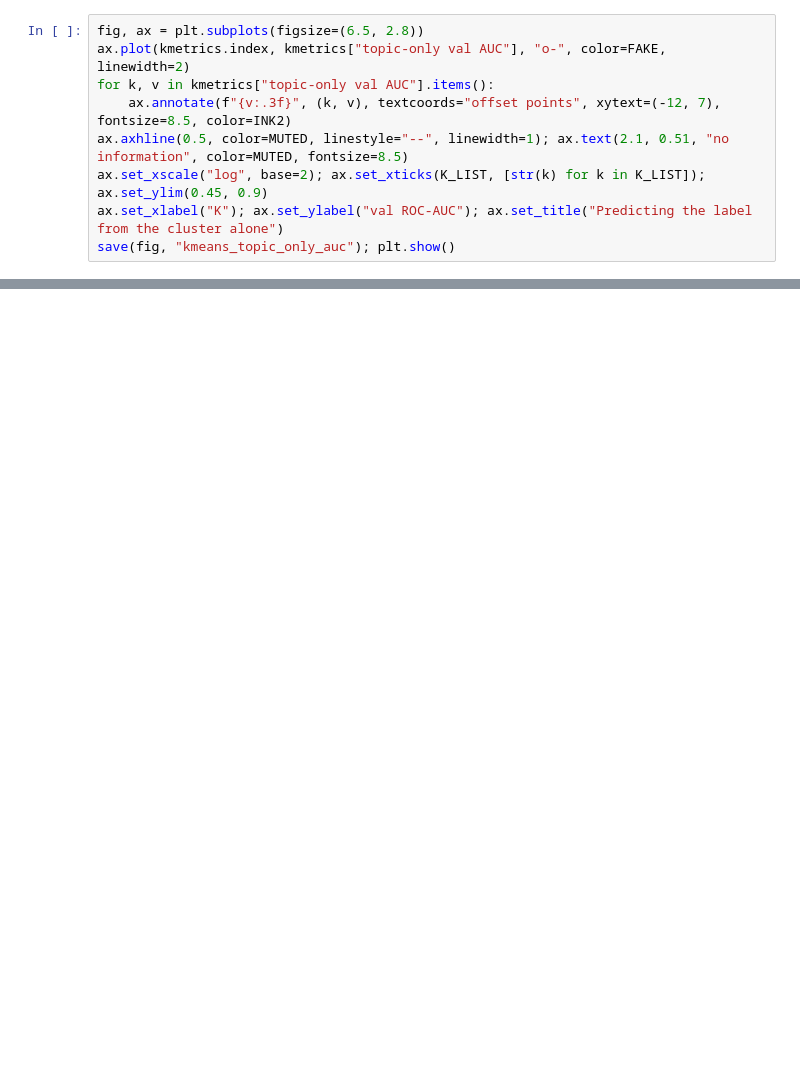
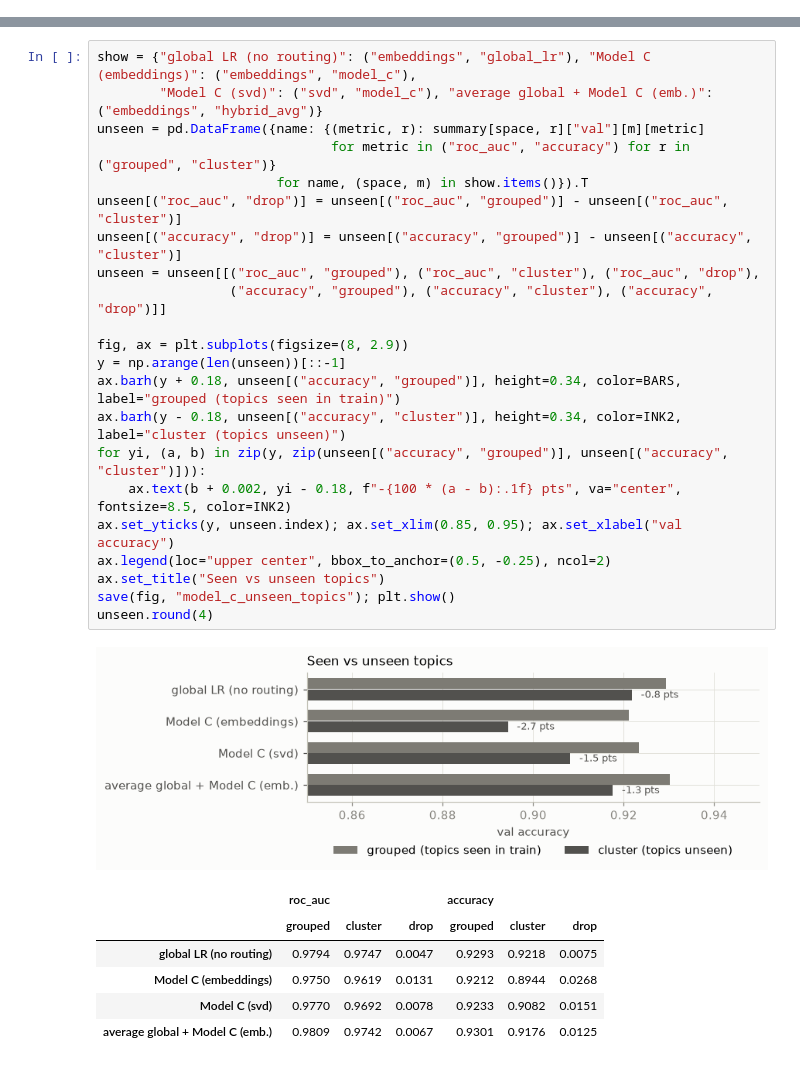
Before and after one commit to FergadakisN/Fake_news_recognition, a Jupyter notebook: notebooks/05-kmeans.ipynb, the cells around one changed output, grey strips where cells are left out. Cells and saved outputs as stored; diff of their text form; blank space fills up the shorter version.

```diff
--- a/notebooks/05-kmeans.ipynb
+++ b/notebooks/05-kmeans.ipynb
@@ -233,9 +0,0 @@ Its val ROC-AUC measures how much of the label is predictable from the topic/sty
-# %%
-fig, ax = plt.subplots(figsize=(6.5, 2.8))
-ax.plot(kmetrics.index, kmetrics["topic-only val AUC"], "o-", color=FAKE, linewidth=2)
-for k, v in kmetrics["topic-only val AUC"].items():
-    ax.annotate(f"{v:.3f}", (k, v), textcoords="offset points", xytext=(-12, 7), fontsize=8.5, color=INK2)
-ax.axhline(0.5, color=MUTED, linestyle="--", linewidth=1); ax.text(2.1, 0.51, "no information", color=MUTED, fontsize=8.5)
-ax.set_xscale("log", base=2); ax.set_xticks(K_LIST, [str(k) for k in K_LIST]); ax.set_ylim(0.45, 0.9)
-ax.set_xlabel("K"); ax.set_ylabel("val ROC-AUC"); ax.set_title("Predicting the label from the cluster alone")
-save(fig, "kmeans_topic_only_auc"); plt.show()
@@ -408,0 +435,30 @@ combines the val predictions of all models.
+# %%
+show = {"global LR (no routing)": ("embeddings", "global_lr"), "Model C (embeddings)": ("embeddings", "model_c"),
+        "Model C (svd)": ("svd", "model_c"), "average global + Model C (emb.)": ("embeddings", "hybrid_avg")}
+unseen = pd.DataFrame({name: {(metric, r): summary[space, r]["val"][m][metric]
+                              for metric in ("roc_auc", "accuracy") for r in ("grouped", "cluster")}
+                       for name, (space, m) in show.items()}).T
+unseen[("roc_auc", "drop")] = unseen[("roc_auc", "grouped")] - unseen[("roc_auc", "cluster")]
+unseen[("accuracy", "drop")] = unseen[("accuracy", "grouped")] - unseen[("accuracy", "cluster")]
+unseen = unseen[[("roc_auc", "grouped"), ("roc_auc", "cluster"), ("roc_auc", "drop"),
+                 ("accuracy", "grouped"), ("accuracy", "cluster"), ("accuracy", "drop")]]
+
+fig, ax = plt.subplots(figsize=(8, 2.9))
+y = np.arange(len(unseen))[::-1]
+ax.barh(y + 0.18, unseen[("accuracy", "grouped")], height=0.34, color=BARS, label="grouped (topics seen in train)")
+ax.barh(y - 0.18, unseen[("accuracy", "cluster")], height=0.34, color=INK2, label="cluster (topics unseen)")
+for yi, (a, b) in zip(y, zip(unseen[("accuracy", "grouped")], unseen[("accuracy", "cluster")])):
+    ax.text(b + 0.002, yi - 0.18, f"-{100 * (a - b):.1f} pts", va="center", fontsize=8.5, color=INK2)
+ax.set_yticks(y, unseen.index); ax.set_xlim(0.85, 0.95); ax.set_xlabel("val accuracy")
+ax.legend(loc="upper center", bbox_to_anchor=(0.5, -0.25), ncol=2)
+ax.set_title("Seen vs unseen topics")
+save(fig, "model_c_unseen_topics"); plt.show()
+unseen.round(4)
+# %% [output]
+[figure, added]
+|  | roc_auc |  |  | accuracy |  |  |
+|  | grouped | cluster | drop | grouped | cluster | drop |
+| global LR (no routing) | 0.9794 | 0.9747 | 0.0047 | 0.9293 | 0.9218 | 0.0075 |
+| Model C (embeddings) | 0.9750 | 0.9619 | 0.0131 | 0.9212 | 0.8944 | 0.0268 |
+| Model C (svd) | 0.9770 | 0.9692 | 0.0078 | 0.9233 | 0.9082 | 0.0151 |
+| average global + Model C (emb.) | 0.9809 | 0.9742 | 0.0067 | 0.9301 | 0.9176 | 0.0125 |
```
Also changed, not shown: parts of 56 cells of this notebook, 29 other files.
